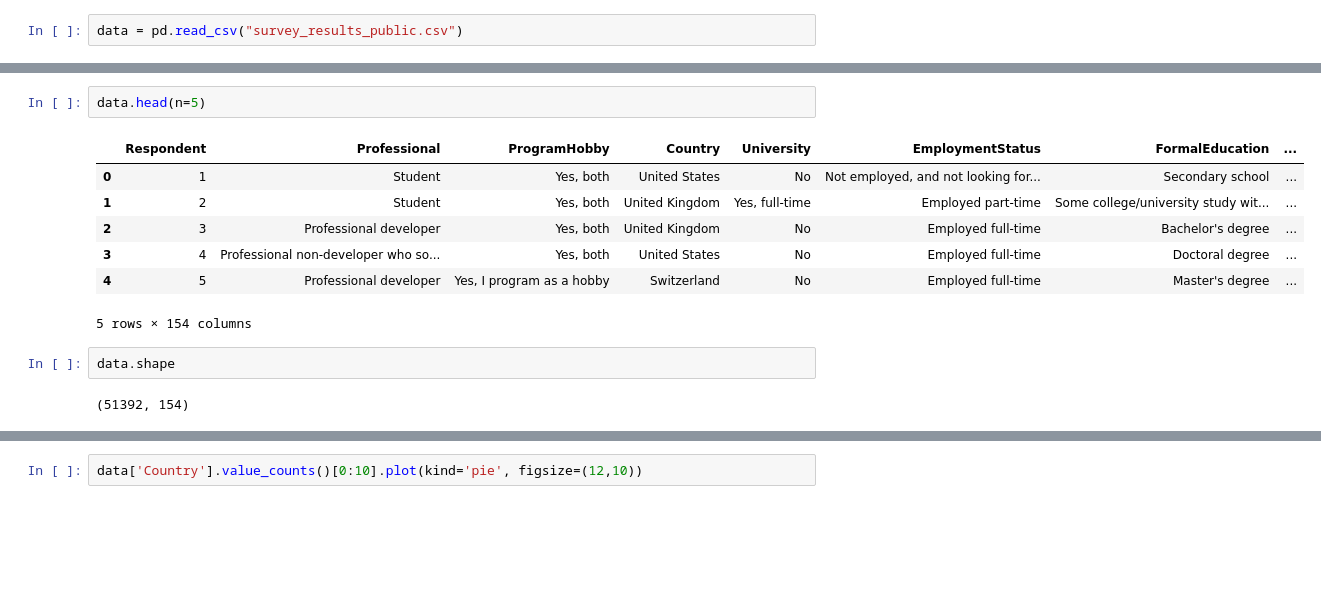
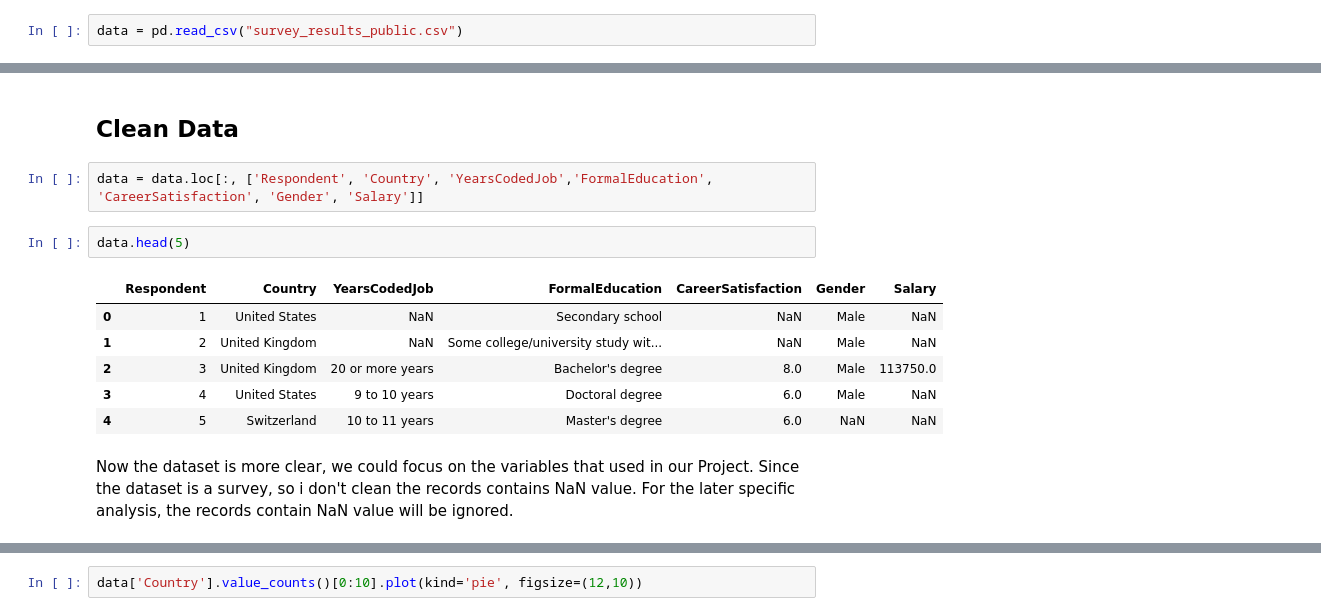
Before and after one commit to LeslieMathsPro/Insights-from-StackOverflow-2017-Developer-Survey, a Jupyter notebook: Stack Overflow's 2017.ipynb, the cells around one changed output, grey strips where cells are left out. Drawn from its saved outputs; the diff is of its cells as text; blank space fills up the shorter version.

```diff
--- a/Stack Overflow's 2017.ipynb
+++ b/Stack Overflow's 2017.ipynb
@@ -20,14 +37,16 @@ data = pd.read_csv("survey_results_public.csv")
+# %% [markdown]
+## Clean Data
+# %%
+data = data.loc[:, ['Respondent', 'Country', 'YearsCodedJob','FormalEducation', 'CareerSatisfaction', 'Gender', 'Salary']]
 # %%
-data.head(n=5)
+data.head(5)
 # %% [output]
-|  | Respondent | Professional | ProgramHobby | Country | University | EmploymentStatus | FormalEducation | ... |
-| 0 | 1 | Student | Yes, both | United States | No | Not employed, and not looking for... | Secondary school | ... |
-| 1 | 2 | Student | Yes, both | United Kingdom | Yes, full-time | Employed part-time | Some college/university study wit... | ... |
-| 2 | 3 | Professional developer | Yes, both | United Kingdom | No | Employed full-time | Bachelor's degree | ... |
-| 3 | 4 | Professional non-developer who so... | Yes, both | United States | No | Employed full-time | Doctoral degree | ... |
-| 4 | 5 | Professional developer | Yes, I program as a hobby | Switzerland | No | Employed full-time | Master's degree | ... |
+|  | Respondent | Country | YearsCodedJob | FormalEducation | CareerSatisfaction | Gender | Salary |
+| 0 | 1 | United States | NaN | Secondary school | NaN | Male | NaN |
+| 1 | 2 | United Kingdom | NaN | Some college/university study wit... | NaN | Male | NaN |
+| 2 | 3 | United Kingdom | 20 or more years | Bachelor's degree | 8.0 | Male | 113750.0 |
+| 3 | 4 | United States | 9 to 10 years | Doctoral degree | 6.0 | Male | NaN |
+| 4 | 5 | Switzerland | 10 to 11 years | Master's degree | 6.0 | NaN | NaN |
-5 rows × 154 columns
-# %%
-data.shape
-# %% [output]
-(51392, 154)
+# %% [markdown]
+Now the dataset is more clear, we could focus on the variables that used in our Project.
+Since the dataset is a survey, so i don't clean the records contains NaN value. For the later specific analysis, the records contain NaN value will be ignored.
```
Also changed, not shown: parts of 37 cells of this notebook, 1 other file.
